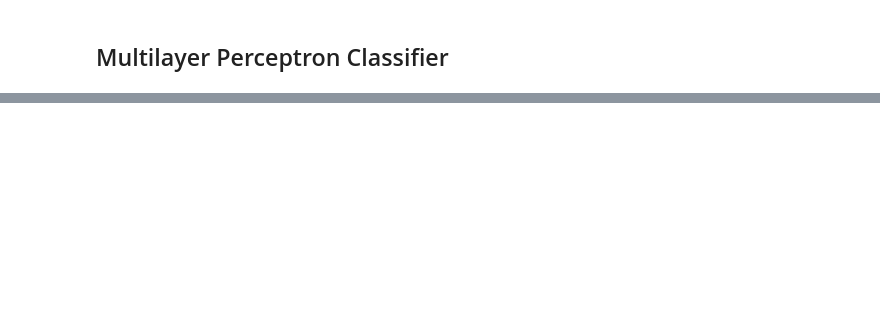
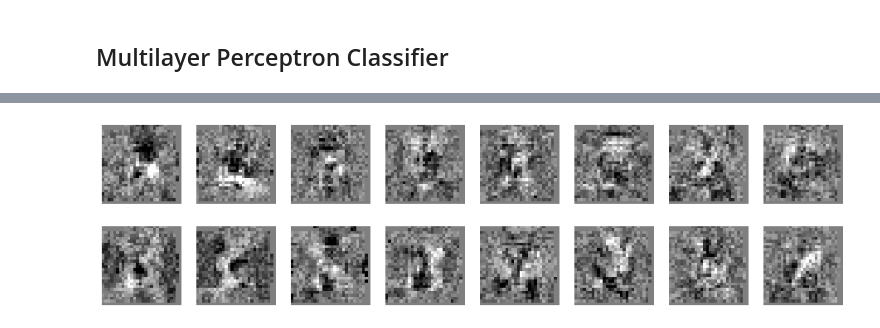
Before and after one commit to olekscode/UkrainianOCR, a Jupyter notebook: examples/Learning.ipynb, the cells around one changed output, grey strips where cells are left out. Saved outputs shown, nothing was run; the diff lists cells and outputs as text; code cells hidden in the pictures; blank space fills up the shorter version.

```diff
--- a/examples/Learning.ipynb
+++ b/examples/Learning.ipynb
@@ -144,0 +235,17 @@ accuracy_score(y_test, y_pred)
+# %%
+def show_weights(classifier, layer=0):
+    fig, axes = plt.subplots(2, 8, figsize=(16,4))
+
+    # Side of a square that will represent a row of the weight matrix
+    # should be a square root of the number of columns of this matrix
+    # - that is the number of neurons in the previous layer
+    n = int(np.sqrt(clf.coefs_[layer].shape[0]))
+
+    vmin, vmax = clf.coefs_[layer].min(), clf.coefs_[layer].max()
+    for coef, ax in zip(clf.coefs_[layer].T, axes.ravel()):
+        ax.matshow(coef.reshape(n, n), cmap=plt.cm.gray, vmin=.5 * vmin,
+                   vmax=.5 * vmax)
+        ax.set_xticks(())
+        ax.set_yticks(())
+
+    plt.show()
@@ -144,0 +254,7 @@ accuracy_score(y_test, y_pred)
+# %%
+%%time
+clf = MLPClassifier(max_iter=200)
+clf.fit(X_train, y_train)
+
+print("Training set score: %f" % clf.score(X_train, y_train))
+print("Test set score: %f" % clf.score(X_test, y_test))
@@ -144,0 +266,5 @@ accuracy_score(y_test, y_pred)
+# %%
+# Visualizing the rows of a weight matrix between layer0 and layer1
+show_weights(clf, layer=0)
+# %% [output]
+[figure, added]
```
Also changed, not shown: parts of 44 cells of this notebook.
